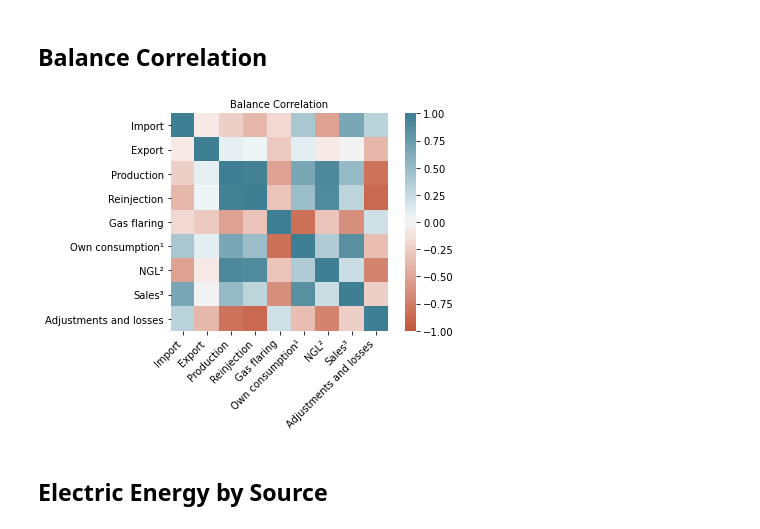
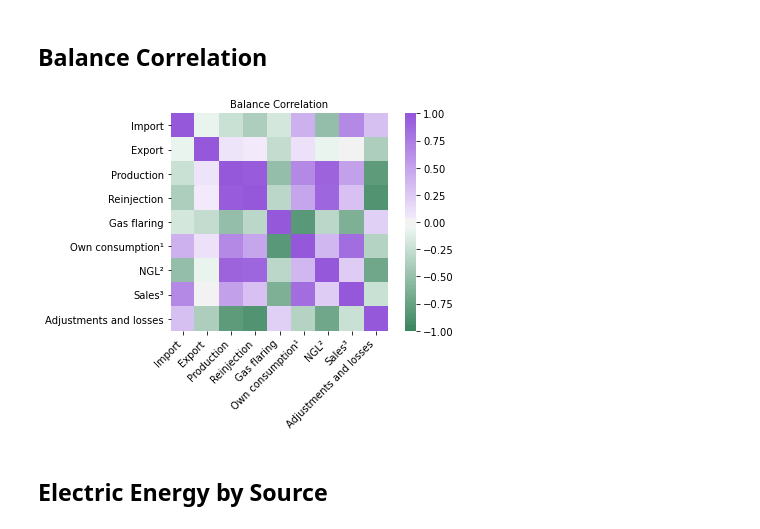
Before and after one commit to lauramsfernandes/BrazilianGasMarket, a Jupyter notebook: naturalGas_Plots.ipynb, the cells around one changed output. Saved outputs shown, nothing was run; the diff lists cells and outputs as text; code cells hidden in the pictures.

```diff
--- a/naturalGas_Plots.ipynb
+++ b/naturalGas_Plots.ipynb
@@ -35,21 +35,22 @@ plt.savefig('plots/balance.png',dpi=600,bbox_inches='tight')
 # %%
 corr = balance.df.corr()
 ax = sns.heatmap(
     corr,
     vmin=-1, vmax=1, center=0,
-    cmap=sns.diverging_palette(20, 220, n=200),
+    #sns.palplot(sns.diverging_palette(145, 280, s=85, l=25, n=7))
+    cmap=sns.diverging_palette(145, 280, n=200),
     square=True
 )
 ax.set_xticklabels(
     ax.get_xticklabels(),
     rotation=45,
     horizontalalignment='right'
 );
 
 plt.title('Balance Correlation', fontsize=10)
 plt.savefig('plots/corr.png',dpi=600,bbox_inches='tight')
 # %% [output]
-[figure, old version]
+[figure, new version]
 # %% [markdown]
 ## Electric Energy by Source
 # %%
```
Also changed, not shown: parts of 4 cells of this notebook, 4 other files.
